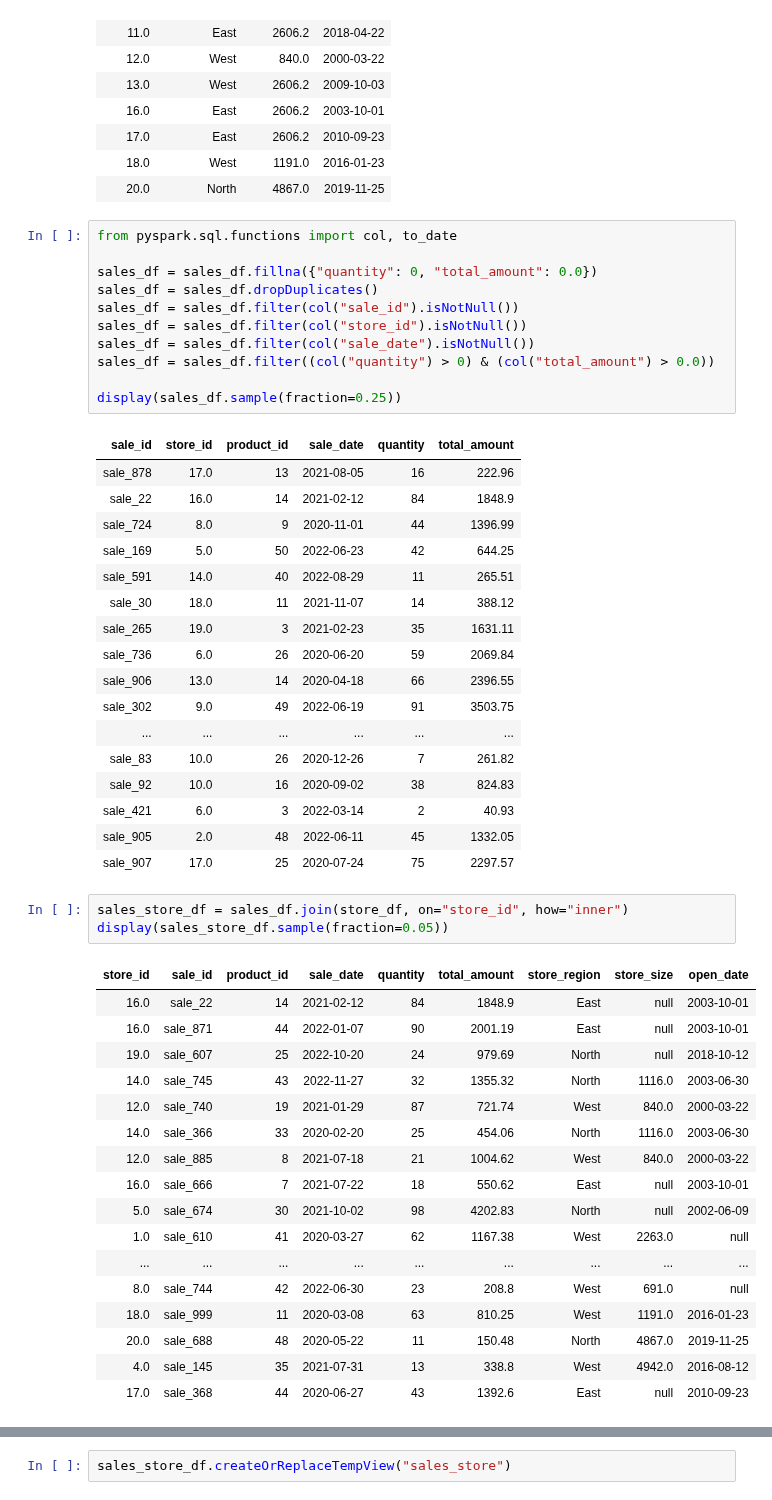
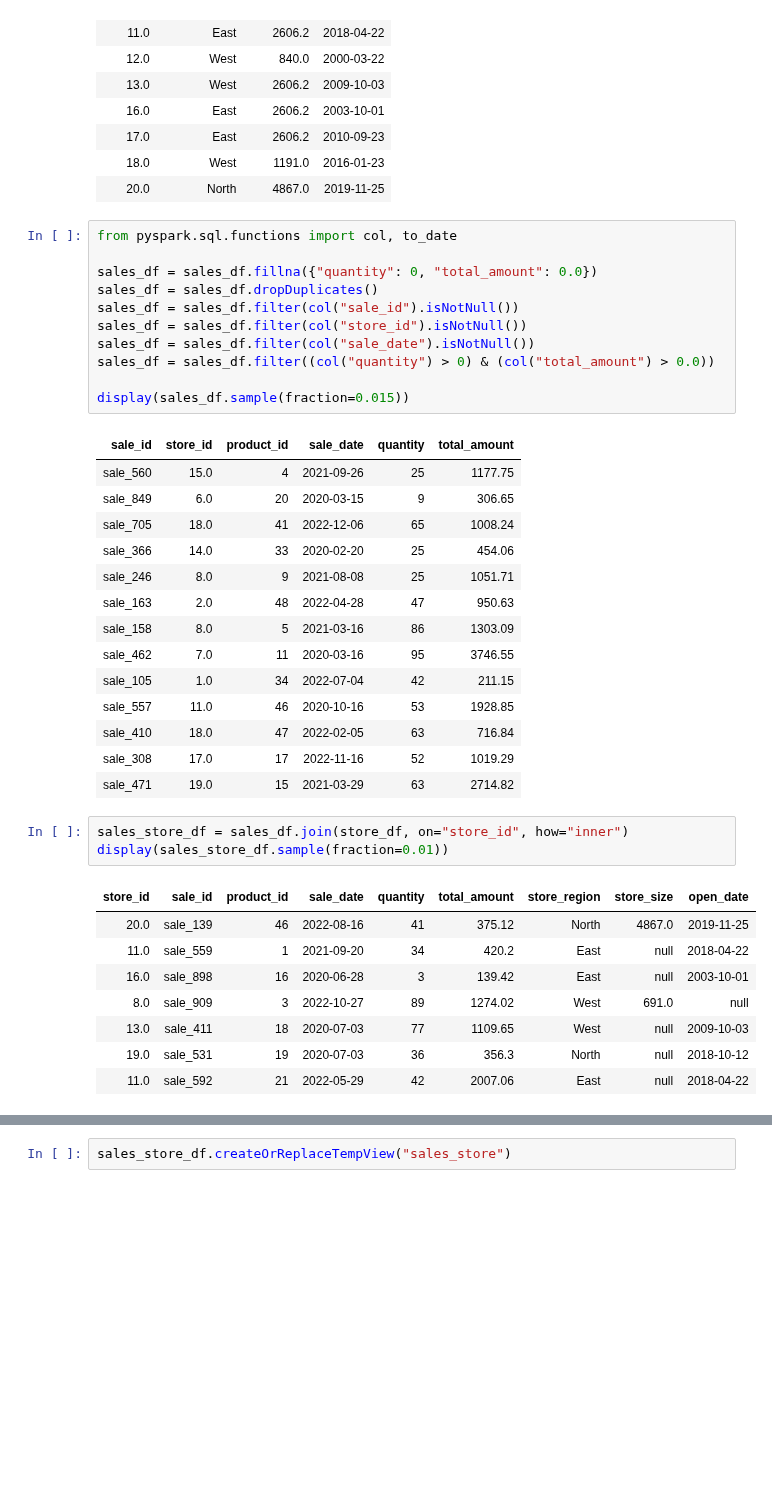
Before and after one commit to philchan2008/databricks-exercises, a Jupyter notebook: Project-Solution.ipynb, the cells around one changed output, grey strips where cells are left out. Cells and saved outputs as stored; diff of their text form; blank space fills up the shorter version.

Commit message:
! update with a minimal data display config

```diff
--- a/Project-Solution.ipynb
+++ b/Project-Solution.ipynb
@@ -63,46 +58,34 @@ sales_df = sales_df.filter(col("store_id").isNotNull())
 sales_df = sales_df.filter(col("sale_date").isNotNull())
 sales_df = sales_df.filter((col("quantity") > 0) & (col("total_amount") > 0.0))
 
-display(sales_df.sample(fraction=0.25))
+display(sales_df.sample(fraction=0.015))
 # %% [output]
 | sale_id | store_id | product_id | sale_date | quantity | total_amount |
-| sale_878 | 17.0 | 13 | 2021-08-05 | 16 | 222.96 |
-| sale_22 | 16.0 | 14 | 2021-02-12 | 84 | 1848.9 |
-| sale_724 | 8.0 | 9 | 2020-11-01 | 44 | 1396.99 |
-| sale_169 | 5.0 | 50 | 2022-06-23 | 42 | 644.25 |
-| sale_591 | 14.0 | 40 | 2022-08-29 | 11 | 265.51 |
-| sale_30 | 18.0 | 11 | 2021-11-07 | 14 | 388.12 |
-| sale_265 | 19.0 | 3 | 2021-02-23 | 35 | 1631.11 |
-| sale_736 | 6.0 | 26 | 2020-06-20 | 59 | 2069.84 |
-| sale_906 | 13.0 | 14 | 2020-04-18 | 66 | 2396.55 |
-| sale_302 | 9.0 | 49 | 2022-06-19 | 91 | 3503.75 |
-| ... | ... | ... | ... | ... | ... |
-| sale_83 | 10.0 | 26 | 2020-12-26 | 7 | 261.82 |
-| sale_92 | 10.0 | 16 | 2020-09-02 | 38 | 824.83 |
-| sale_421 | 6.0 | 3 | 2022-03-14 | 2 | 40.93 |
-| sale_905 | 2.0 | 48 | 2022-06-11 | 45 | 1332.05 |
-| sale_907 | 17.0 | 25 | 2020-07-24 | 75 | 2297.57 |
+| sale_560 | 15.0 | 4 | 2021-09-26 | 25 | 1177.75 |
+| sale_849 | 6.0 | 20 | 2020-03-15 | 9 | 306.65 |
+| sale_705 | 18.0 | 41 | 2022-12-06 | 65 | 1008.24 |
+| sale_366 | 14.0 | 33 | 2020-02-20 | 25 | 454.06 |
+| sale_246 | 8.0 | 9 | 2021-08-08 | 25 | 1051.71 |
+| sale_163 | 2.0 | 48 | 2022-04-28 | 47 | 950.63 |
+| sale_158 | 8.0 | 5 | 2021-03-16 | 86 | 1303.09 |
+| sale_462 | 7.0 | 11 | 2020-03-16 | 95 | 3746.55 |
+| sale_105 | 1.0 | 34 | 2022-07-04 | 42 | 211.15 |
+| sale_557 | 11.0 | 46 | 2020-10-16 | 53 | 1928.85 |
+| sale_410 | 18.0 | 47 | 2022-02-05 | 63 | 716.84 |
+| sale_308 | 17.0 | 17 | 2022-11-16 | 52 | 1019.29 |
+| sale_471 | 19.0 | 15 | 2021-03-29 | 63 | 2714.82 |
 # %%
 sales_store_df = sales_df.join(store_df, on="store_id", how="inner")
-display(sales_store_df.sample(fraction=0.05))
+display(sales_store_df.sample(fraction=0.01))
 # %% [output]
 | store_id | sale_id | product_id | sale_date | quantity | total_amount | store_region | store_size | open_date |
-| 16.0 | sale_22 | 14 | 2021-02-12 | 84 | 1848.9 | East | null | 2003-10-01 |
-| 16.0 | sale_871 | 44 | 2022-01-07 | 90 | 2001.19 | East | null | 2003-10-01 |
-| 19.0 | sale_607 | 25 | 2022-10-20 | 24 | 979.69 | North | null | 2018-10-12 |
-| 14.0 | sale_745 | 43 | 2022-11-27 | 32 | 1355.32 | North | 1116.0 | 2003-06-30 |
-| 12.0 | sale_740 | 19 | 2021-01-29 | 87 | 721.74 | West | 840.0 | 2000-03-22 |
-| 14.0 | sale_366 | 33 | 2020-02-20 | 25 | 454.06 | North | 1116.0 | 2003-06-30 |
-| 12.0 | sale_885 | 8 | 2021-07-18 | 21 | 1004.62 | West | 840.0 | 2000-03-22 |
-| 16.0 | sale_666 | 7 | 2021-07-22 | 18 | 550.62 | East | null | 2003-10-01 |
-| 5.0 | sale_674 | 30 | 2021-10-02 | 98 | 4202.83 | North | null | 2002-06-09 |
-| 1.0 | sale_610 | 41 | 2020-03-27 | 62 | 1167.38 | West | 2263.0 | null |
-| ... | ... | ... | ... | ... | ... | ... | ... | ... |
-| 8.0 | sale_744 | 42 | 2022-06-30 | 23 | 208.8 | West | 691.0 | null |
-| 18.0 | sale_999 | 11 | 2020-03-08 | 63 | 810.25 | West | 1191.0 | 2016-01-23 |
-| 20.0 | sale_688 | 48 | 2020-05-22 | 11 | 150.48 | North | 4867.0 | 2019-11-25 |
-| 4.0 | sale_145 | 35 | 2021-07-31 | 13 | 338.8 | West | 4942.0 | 2016-08-12 |
-| 17.0 | sale_368 | 44 | 2020-06-27 | 43 | 1392.6 | East | null | 2010-09-23 |
+| 20.0 | sale_139 | 46 | 2022-08-16 | 41 | 375.12 | North | 4867.0 | 2019-11-25 |
+| 11.0 | sale_559 | 1 | 2021-09-20 | 34 | 420.2 | East | null | 2018-04-22 |
+| 16.0 | sale_898 | 16 | 2020-06-28 | 3 | 139.42 | East | null | 2003-10-01 |
+| 8.0 | sale_909 | 3 | 2022-10-27 | 89 | 1274.02 | West | 691.0 | null |
+| 13.0 | sale_411 | 18 | 2020-07-03 | 77 | 1109.65 | West | null | 2009-10-03 |
+| 19.0 | sale_531 | 19 | 2020-07-03 | 36 | 356.3 | North | null | 2018-10-12 |
+| 11.0 | sale_592 | 21 | 2022-05-29 | 42 | 2007.06 | East | null | 2018-04-22 |
 # %%
 from pyspark.sql.functions import year, col, round
 
```
Also changed, not shown: parts of 2 cells of this notebook.
